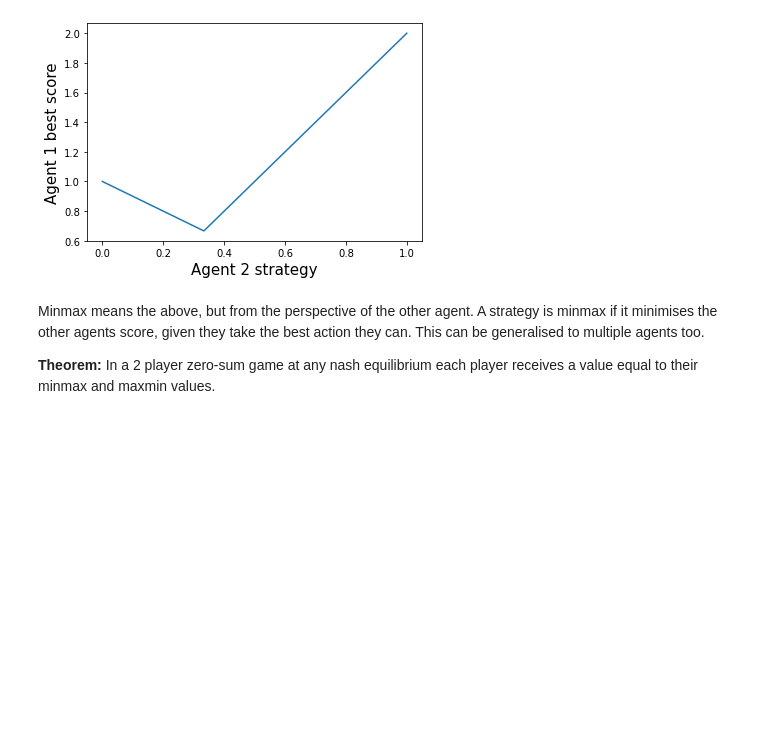
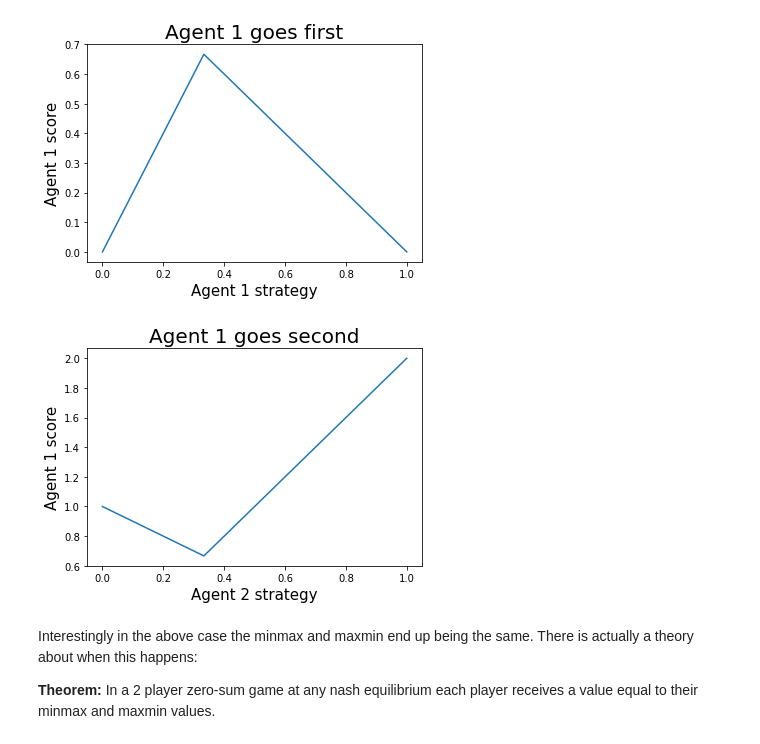
Before and after one commit to GiottoFrean/Multiagent_Systems, a Jupyter notebook: 3 Introduction to Noncooperative Game Theory: Games in Normal Form/D - Further solution concepts for normal-form games.ipynb, the cells around one changed output. Saved outputs shown, nothing was run; the diff lists cells and outputs as text; code cells hidden in the pictures; blank space fills up the shorter version.

```diff
--- a/3 Introduction to Noncooperative Game Theory: Games in Normal Form/D - Further solution concepts for normal-form games.ipynb
+++ b/3 Introduction to Noncooperative Game Theory: Games in Normal Form/D - Further solution concepts for normal-form games.ipynb
@@ -48,19 +83,31 @@ If $p=\frac{1}{3}$ then the score for agent 1 is $\frac{2}{3}$. This is then the
 # %%
 agent_1_options = np.linspace(0,1,100)
 agent_2_options = np.linspace(0,1,100)
-agent_1_minmax = []
+scores = np.zeros((len(agent_1_options),len(agent_2_options)))
 
-for opt2 in agent_2_options:
-    agent_1_opt2_scores = 2*agent_1_options*opt2+1*(1-agent_1_options)*(1-opt2)
-    agent_1_minmax.append(np.max(agent_1_opt2_scores))
+for i,opt1 in enumerate(agent_1_options):
+    for j,opt2 in enumerate(agent_2_options):
+        scores[i,j] = 2*opt1*opt2+1*(1-opt1)*(1-opt2)
 
-plt.plot(agent_2_options,agent_1_minmax)
-plt.ylabel("Agent 1 best score",fontsize=15)
+agent_1_score_by_agent_1_action_given_agent_1_goes_first = np.min(scores,axis=1)
+
+plt.plot(agent_1_options,agent_1_score_by_agent_1_action_given_agent_1_goes_first)
+plt.ylabel("Agent 1 score",fontsize=15)
+plt.xlabel("Agent 1 strategy",fontsize=15)
+plt.title("Agent 1 goes first",fontsize=20)
+plt.show()
+
+agent_1_score_by_agent_2_action_given_agent_2_goes_first = np.max(scores,axis=0)
+
+plt.plot(agent_2_options,agent_1_score_by_agent_2_action_given_agent_2_goes_first)
+plt.ylabel("Agent 1 score",fontsize=15)
 plt.xlabel("Agent 2 strategy",fontsize=15)
+plt.title("Agent 1 goes second",fontsize=20)
 plt.show()
 # %% [output]
-[figure, old version]
+[figure, new version]
+[figure, added]
 # %% [markdown]
-Minmax means the above, but from the perspective of the other agent. A strategy is minmax if it minimises the other agents score, given they take the best action they can. This can be generalised to multiple agents too.
+Interestingly in the above case the minmax and maxmin end up being the same. There is actually a theory about when this happens:
 
 **Theorem:** In a 2 player zero-sum game at any nash equilibrium each player receives a value equal to their minmax and maxmin values.
```
Also changed, not shown: parts of 1 cell of this notebook.
